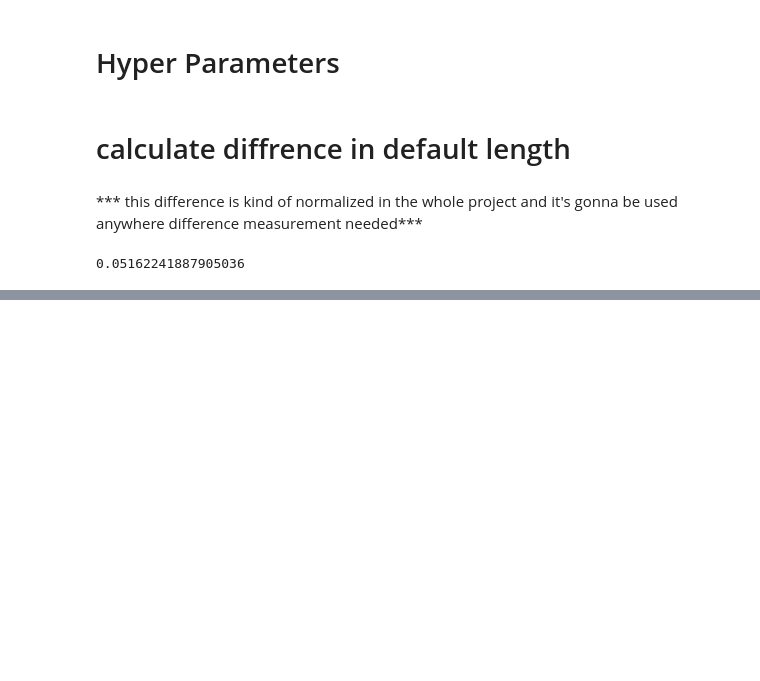
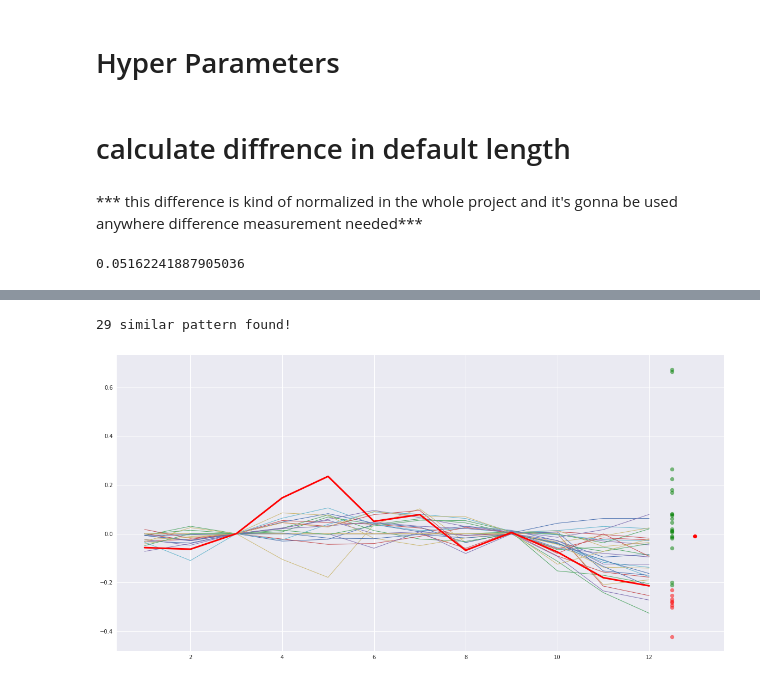
Before and after one commit to amidmajd/forex-stock-pattern-recg, a Jupyter notebook: test.ipynb, the cells around one changed output, grey strips where cells are left out. Drawn from its saved outputs; the diff is of its cells as text; code cells hidden in the pictures; blank space fills up the shorter version.

```diff
--- a/test.ipynb
+++ b/test.ipynb
@@ -244,0 +412,5 @@ plt.show()
+# %%
+plot_pat_sim(pat=tmp_pat[0], sim_ar=tmp_sim_pat_inx[0])
+# %% [output]
+29 similar pattern found!
+[figure, added]
```
Also changed, not shown: parts of 28 cells of this notebook, 1 other file.
